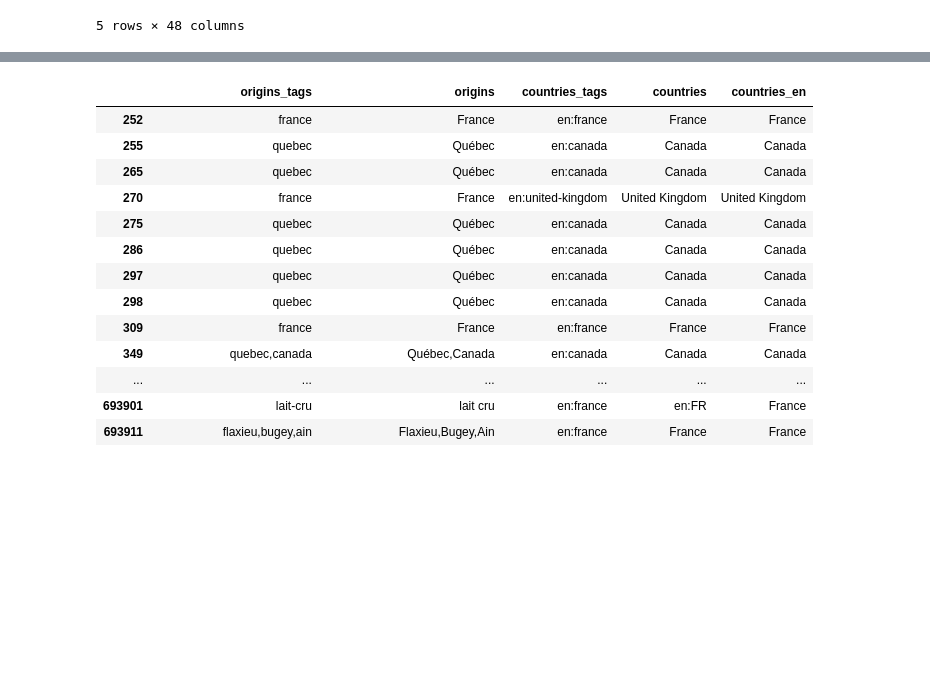
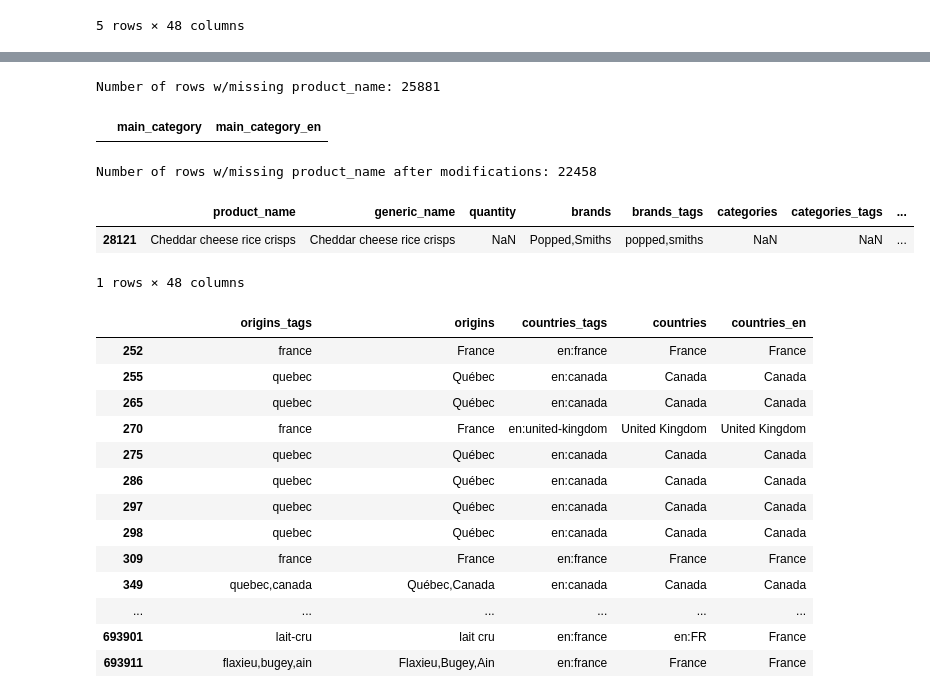
Before and after one commit to celine-y/open_food_facts, a Jupyter notebook: project.ipynb, the cells around one changed output, grey strips where cells are left out. Drawn from its saved outputs; the diff is of its cells as text; code cells hidden in the pictures; blank space fills up the shorter version.

Commit message:
Merging the columns for product_name

```diff
--- a/project.ipynb
+++ b/project.ipynb
@@ -139,3 +122,48 @@ array(['code', 'url', 'creator', 'created_t', 'created_datetime',
+# %%
+# remove rows where the columns we are interested in are all null
+food_df = food_df.dropna(subset=using_col, how='all')
+
+print("Number of rows w/missing product_name: {}".format(len(food_df) - food_df['product_name'].count()))
+# %% [output]
+Number of rows w/missing product_name: 25881
+# %%
+food_df[food_df['main_category_en'].isna() & food_df['main_category'].notnull()][['main_category', 'main_category_en']]
+# %% [output]
+|  | main_category | main_category_en |
+# %%
+def get_name(row):
+    if pd.isnull(row['product_name']):
+        if pd.isnull(row['generic_name']):
+            if pd.isnull(row['main_category_en']) & pd.isnull(row['categories_en']) & pd.isnull(row['brands']):
+                return
+            else:
+                category_name = row['main_category_en']
+                if pd.isnull(category_name):
+                    category_name = row['categories_en']
+                    if pd.isnull(category_name):
+                        category_name = row['']
+                return "{} {}".format(row['brands'], category_name)
+        else:
+            return row['generic_name']
+    else:
+        return row['product_name']
+
+df = food_df.copy()
+
+df['product_name'] = df.apply(
+    lambda x: get_name(x),
+    axis = 1
+)
+# %%
+print("Number of rows w/missing product_name after modifications: {}".format(len(df) - df['product_name'].count()))
+# %% [output]
+Number of rows w/missing product_name after modifications: 22458
+# %%
+df[df.index == 28121]
+# %% [output]
+|  | product_name | generic_name | quantity | brands | brands_tags | categories | categories_tags | ... |
+| 28121 | Cheddar cheese rice crisps | Cheddar cheese rice crisps | NaN | Popped,Smiths | popped,smiths | NaN | NaN | ... |
+1 rows × 48 columns
 # %%
 # Processing names
 food_df[['categories','categories_tags','categories_en']]
```
Also changed, not shown: parts of 6 cells of this notebook.
